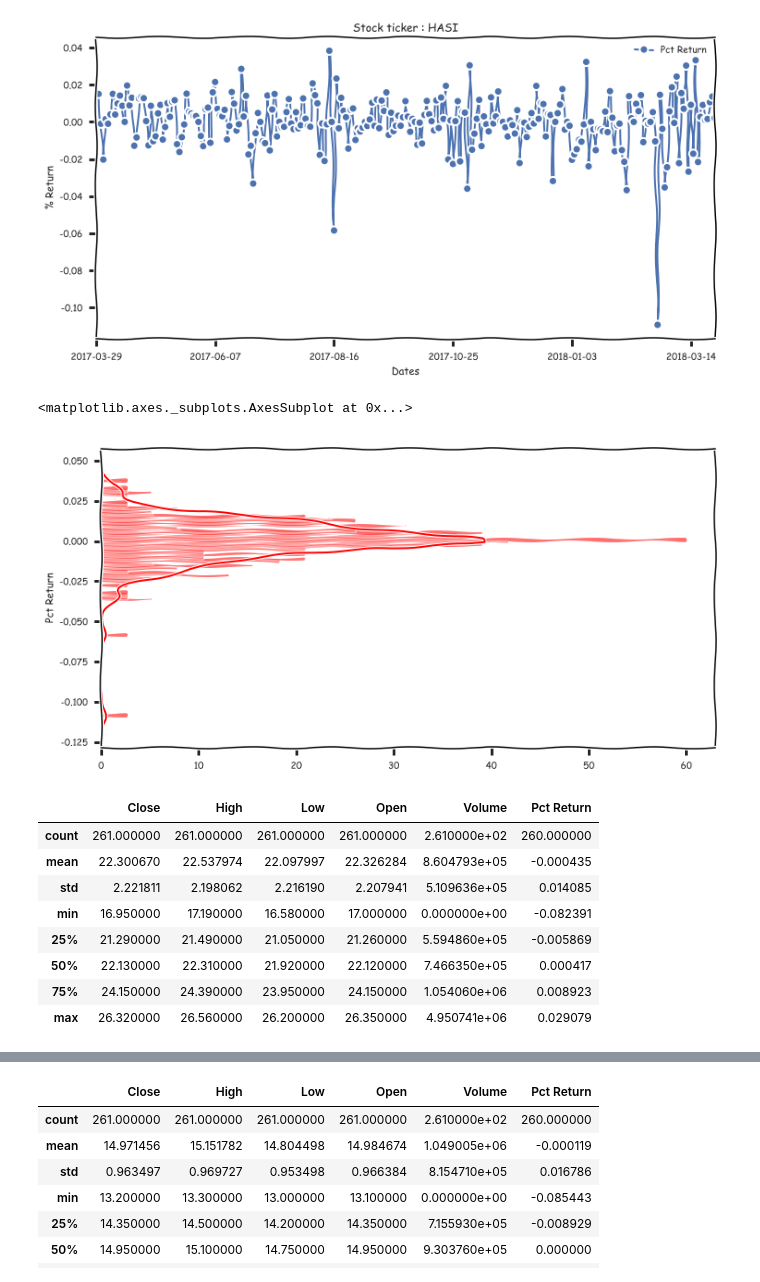
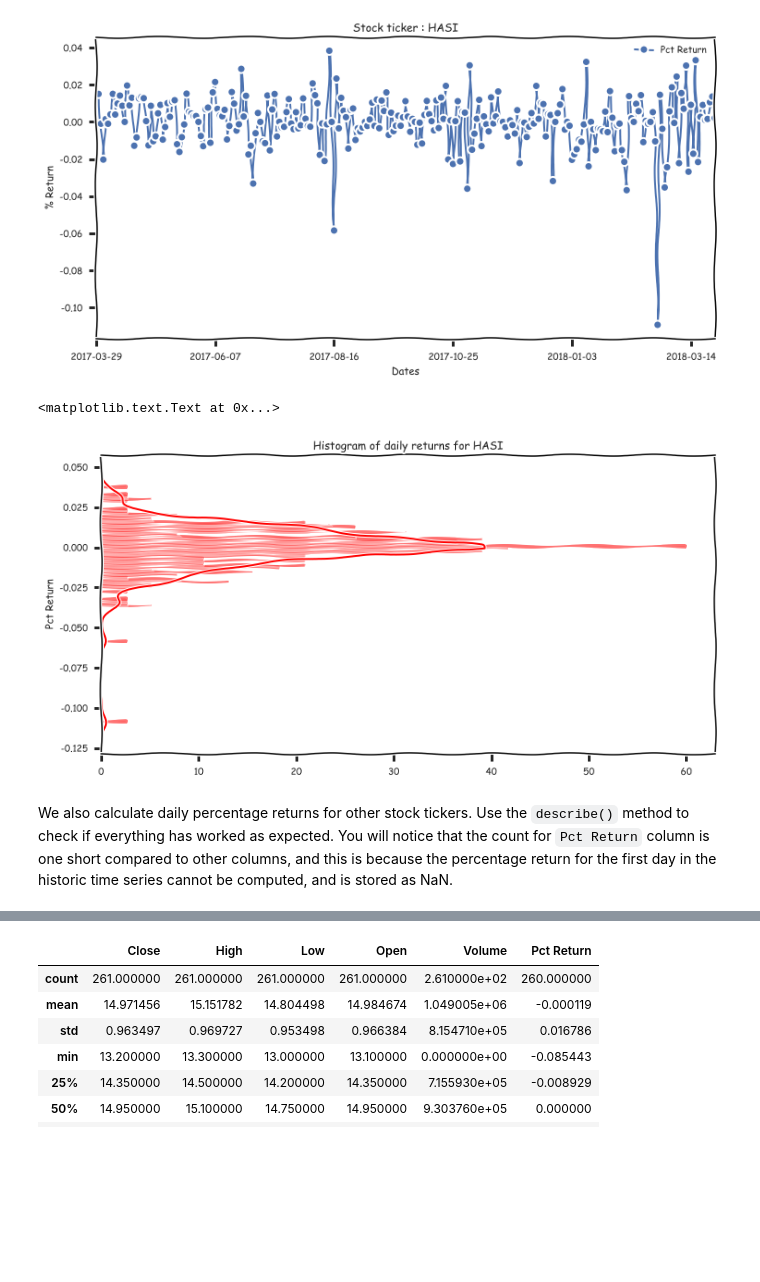
Before and after one commit to gcmallya85/AnalyzeStockPrices, a Jupyter notebook: AnalyzeStockPrices.ipynb, the cells around one changed output, grey strips where cells are left out. Saved outputs shown, nothing was run; the diff lists cells and outputs as text; code cells hidden in the pictures; blank space fills up the shorter version.

```diff
--- a/AnalyzeStockPrices.ipynb
+++ b/AnalyzeStockPrices.ipynb
@@ -148,8 +149,10 @@ plt.show()
 [figure]
 # %%
 fig, ax = plt.subplots(figsize=(12,6))
-sns.distplot(HASI['Pct Return'].dropna(),bins=100,color='red',vertical=True)
+sns.distplot(HASI['Pct Return'].dropna(),bins=100,color='red',vertical=True).set_title('Histogram of daily returns for HASI')
 # %% [output]
-<matplotlib.axes._subplots.AxesSubplot at 0x...>
+<matplotlib.text.Text at 0x...>
-[figure, old version]
+[figure, new version]
+# %% [markdown]
+We also calculate daily percentage returns for other stock tickers. Use the `describe()` method to check if everything has worked as expected. You will notice that the count for `Pct Return` column is one short compared to other columns, and this is because the percentage return for the first day in the historic time series cannot be computed, and is stored as NaN.
 # %%
@@ -159,15 +161,3 @@ PEGI['Pct Return'] = PEGI['Close'].pct_change()
 CAFD['Pct Return'] = CAFD['Close'].pct_change()
 BEP['Pct Return'] = BEP['Close'].pct_change()
 CVA['Pct Return'] = CVA['Close'].pct_change()
-# %%
-PEGI.describe()
-# %% [output]
-|  | Close | High | Low | Open | Volume | Pct Return |
-| count | 261.000000 | 261.000000 | 261.000000 | 261.000000 | 2.610000e+02 | 260.000000 |
-| mean | 22.300670 | 22.537974 | 22.097997 | 22.326284 | 8.604793e+05 | -0.000435 |
-| std | 2.221811 | 2.198062 | 2.216190 | 2.207941 | 5.109636e+05 | 0.014085 |
-| min | 16.950000 | 17.190000 | 16.580000 | 17.000000 | 0.000000e+00 | -0.082391 |
-| 25% | 21.290000 | 21.490000 | 21.050000 | 21.260000 | 5.594860e+05 | -0.005869 |
-| 50% | 22.130000 | 22.310000 | 21.920000 | 22.120000 | 7.466350e+05 | 0.000417 |
-| 75% | 24.150000 | 24.390000 | 23.950000 | 24.150000 | 1.054060e+06 | 0.008923 |
-| max | 26.320000 | 26.560000 | 26.200000 | 26.350000 | 4.950741e+06 | 0.029079 |
```
Also changed, not shown: parts of 20 cells of this notebook.
